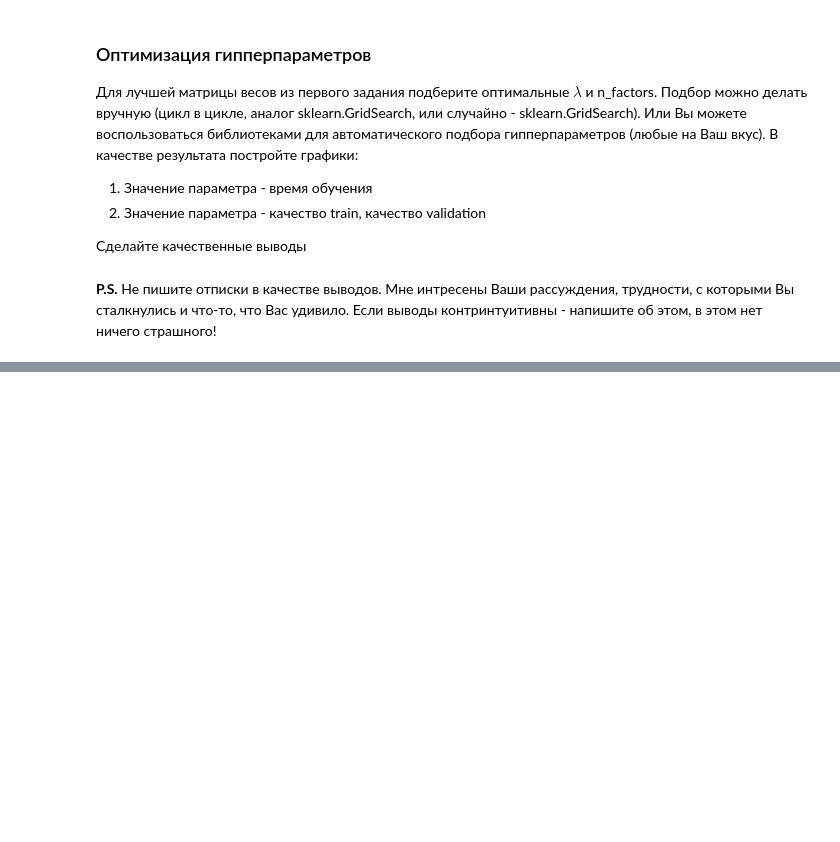
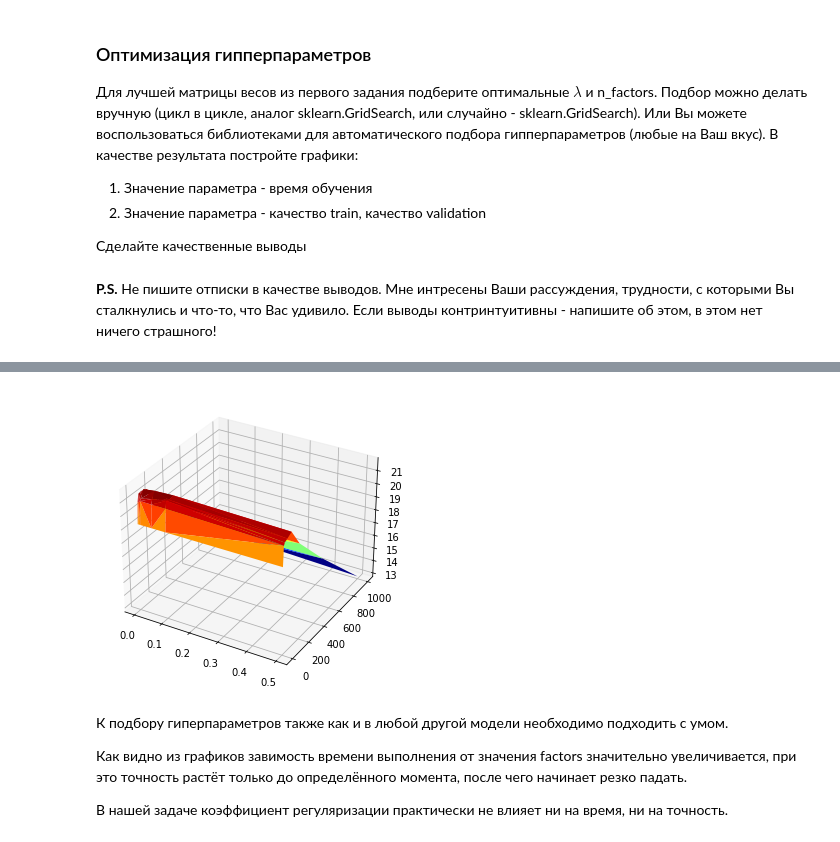
Before and after one commit to Creep-ai/gb_recommendation_systems, a Jupyter notebook: Les03/Les03.ipynb, the cells around one changed output, grey strips where cells are left out. Drawn from its saved outputs; the diff is of its cells as text; code cells hidden in the pictures; blank space fills up the shorter version.

```diff
--- a/Les03/Les03.ipynb
+++ b/Les03/Les03.ipynb
@@ -34,0 +326,17 @@ import implicit
+# %%
+fig = plt.figure()
+ax = Axes3D(fig)
+ax.plot_trisurf(result_df['regularization coeff'],
+                result_df['factors'],
+                result_df['precision@5'],
+                cmap=cm.jet,
+                linewidth=0.2)
+plt.show()
+# %% [output]
+[figure, added]
+# %% [markdown]
+К подбору гиперпараметров также как и в любой другой модели необходимо подходить с умом.
+
+Как видно из графиков завимость времени выполнения от значения factors значительно увеличивается, при это точность растёт только до определённого момента, после чего начинает резко падать.
+
+В нашей задаче коэффициент регуляризации практически не влияет ни на время, ни на точность.
```
Also changed, not shown: parts of 35 cells of this notebook.
